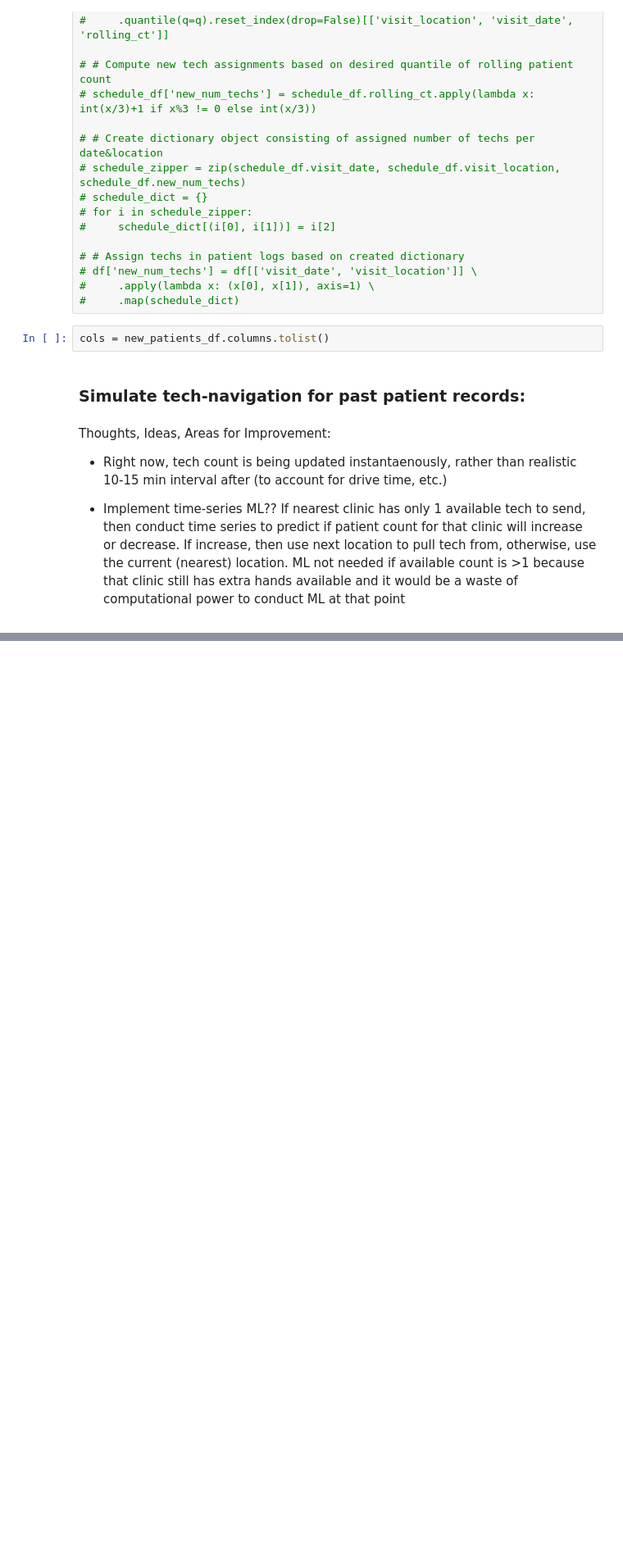
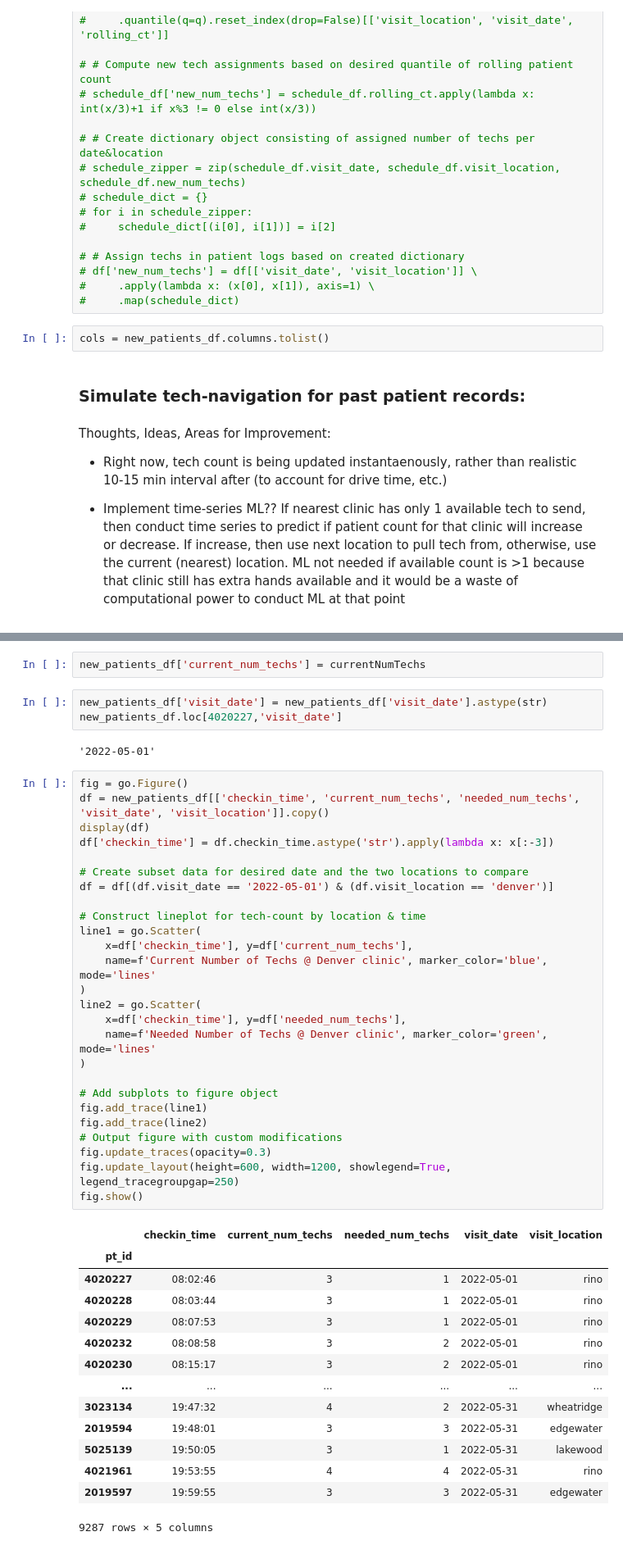
Before and after one commit to rc-9/TecNav, a Jupyter notebook: uc_navigator.ipynb, the cells around one changed output, grey strips where cells are left out. Shown: that part at 82% size. Cells and saved outputs as stored; diff of their text form; blank space fills up the shorter version.

```diff
--- a/uc_navigator.ipynb
+++ b/uc_navigator.ipynb
@@ -459,0 +459,48 @@ New amount of techs at Edgewater: 1
+# %%
+new_patients_df['current_num_techs'] = currentNumTechs
+# %%
+new_patients_df['visit_date'] = new_patients_df['visit_date'].astype(str)
+new_patients_df.loc[4020227,'visit_date']
+# %% [output]
+'2022-05-01'
+# %%
+fig = go.Figure()
+df = new_patients_df[['checkin_time', 'current_num_techs', 'needed_num_techs', 'visit_date', 'visit_location']].copy()
+display(df)
+df['checkin_time'] = df.checkin_time.astype('str').apply(lambda x: x[:-3])
+
+# Create subset data for desired date and the two locations to compare
+df = df[(df.visit_date == '2022-05-01') & (df.visit_location == 'denver')]
+
+# Construct lineplot for tech-count by location & time
+line1 = go.Scatter(
+    x=df['checkin_time'], y=df['current_num_techs'],
+    name=f'Current Number of Techs @ Denver clinic', marker_color='blue', mode='lines'
+)
+line2 = go.Scatter(
+    x=df['checkin_time'], y=df['needed_num_techs'],
+    name=f'Needed Number of Techs @ Denver clinic', marker_color='green', mode='lines'
+)
+
+# Add subplots to figure object
+fig.add_trace(line1)
+fig.add_trace(line2)
+# Output figure with custom modifications
+fig.update_traces(opacity=0.3)
+fig.update_layout(height=600, width=1200, showlegend=True, legend_tracegroupgap=250)
+fig.show()
+# %% [output]
+|  | checkin_time | current_num_techs | needed_num_techs | visit_date | visit_location |
+| pt_id |  |  |  |  |  |
+| 4020227 | 08:02:46 | 3 | 1 | 2022-05-01 | rino |
+| 4020228 | 08:03:44 | 3 | 1 | 2022-05-01 | rino |
+| 4020229 | 08:07:53 | 3 | 1 | 2022-05-01 | rino |
+| 4020232 | 08:08:58 | 3 | 2 | 2022-05-01 | rino |
+| 4020230 | 08:15:17 | 3 | 2 | 2022-05-01 | rino |
+| ... | ... | ... | ... | ... | ... |
+| 3023134 | 19:47:32 | 4 | 2 | 2022-05-31 | wheatridge |
+| 2019594 | 19:48:01 | 3 | 3 | 2022-05-31 | edgewater |
+| 5025139 | 19:50:05 | 3 | 1 | 2022-05-31 | lakewood |
+| 4021961 | 19:53:55 | 4 | 4 | 2022-05-31 | rino |
+| 2019597 | 19:59:55 | 3 | 3 | 2022-05-31 | edgewater |
+9287 rows × 5 columns
```
Also changed, not shown: parts of 9 cells of this notebook, 1 other file.
